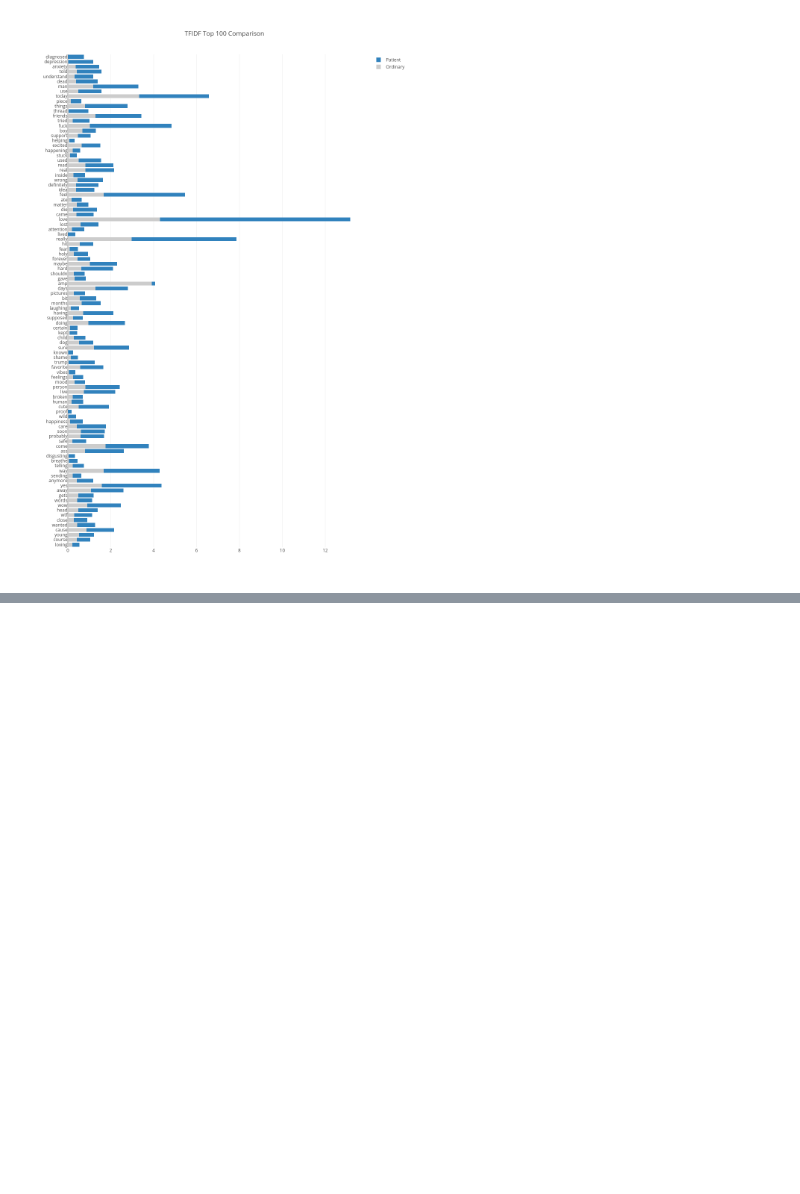
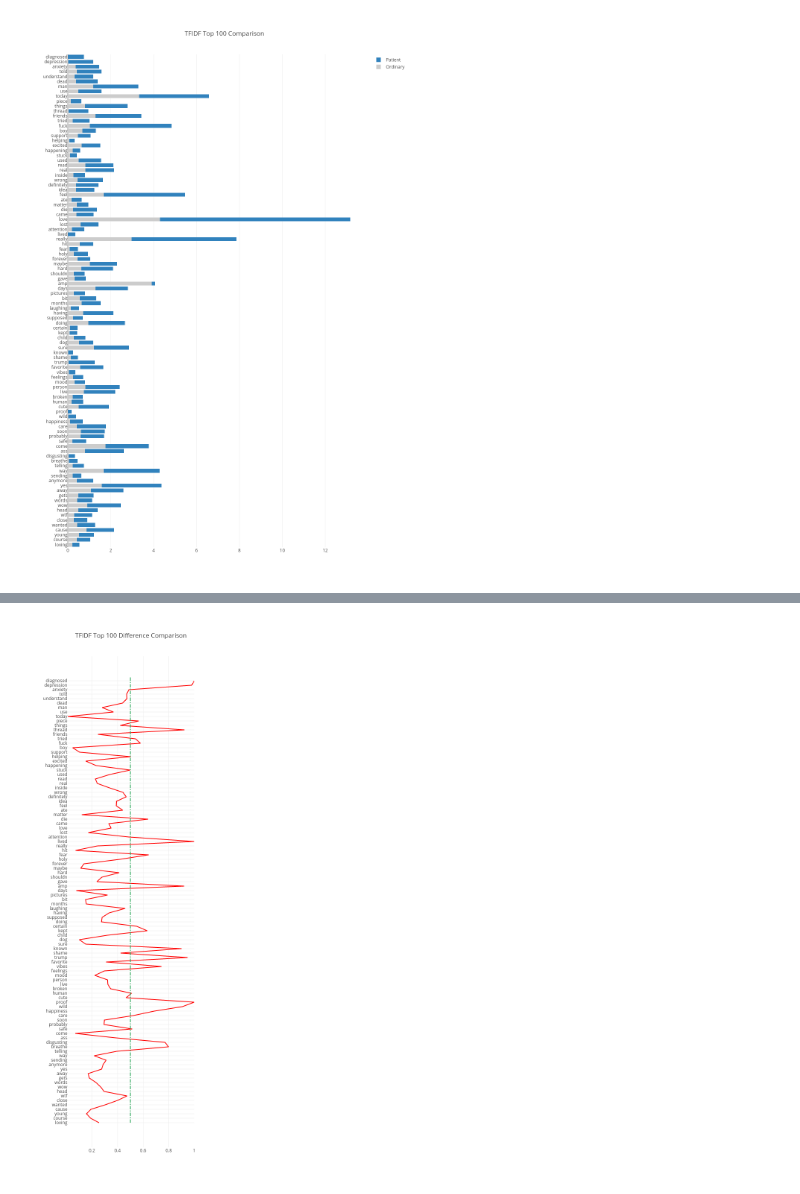
Before and after one commit to Adeline-Wei/Depression_Research, a Jupyter notebook: 1_preprocessing/ensamble_tfidf.ipynb, the cells around one changed output, grey strips where cells are left out. Drawn from its saved outputs; the diff is of its cells as text; code cells hidden in the pictures; blank space fills up the shorter version.

Commit message:
finish comparison tfidf between two groups (wait for graph updated)

```diff
--- a/1_preprocessing/ensamble_tfidf.ipynb
+++ b/1_preprocessing/ensamble_tfidf.ipynb
@@ -228,7 +228,7 @@ trace3 = go.Scatter(
 )
 data = [trace3]
 layout = go.Layout(
-    title='TFIDF Top 100 Difference Comp'
+    title='TFIDF Top 100 Difference Comparison',
     barmode='stack',
     autosize=False,
     width=500,
@@ -256,0 +256 @@ display(Image(filename='img/tfidf_diff.png'))
+[figure, added]
```
Also changed, not shown: parts of 1 cell of this notebook.
